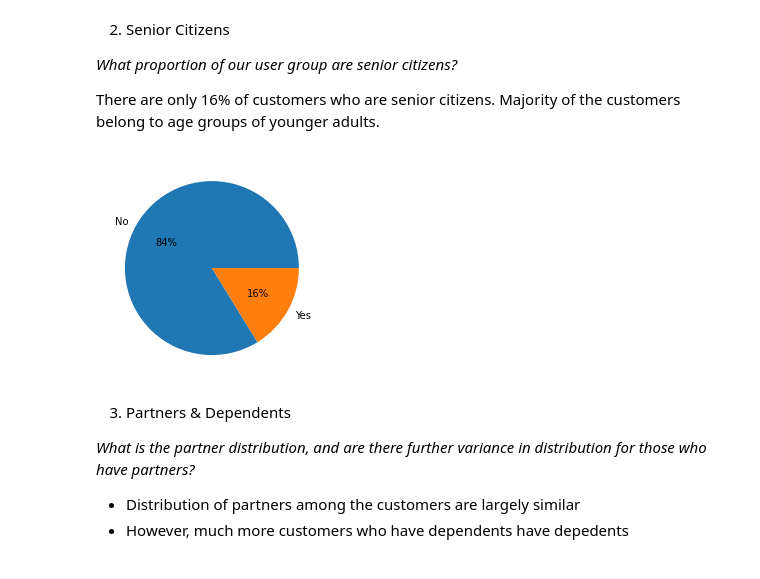
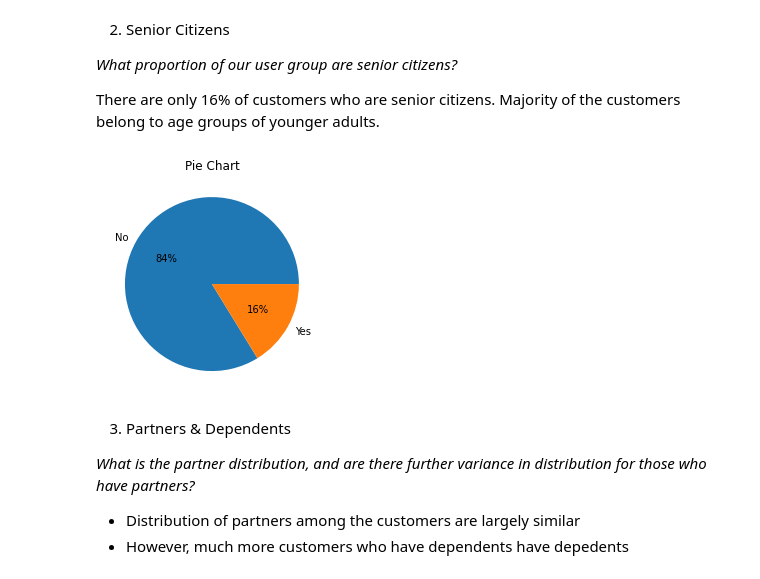
Before and after one commit to leonswl/churn-model, a Jupyter notebook: notebooks/eda.ipynb, the cells around one changed output. Saved outputs shown, nothing was run; the diff lists cells and outputs as text; code cells hidden in the pictures.

```diff
--- a/notebooks/eda.ipynb
+++ b/notebooks/eda.ipynb
@@ -80,10 +80,11 @@ gender_ax.set_title("Gender Distribution");
 
 There are only 16% of customers who are senior citizens. Majority of the customers belong to age groups of younger adults.
 # %%
-# sc_fig, sc_ax = plt.subplots(figsize=(5,4))
-sc_ax = plt.pie(df1.SeniorCitizen.value_counts(),labels=['No','Yes'],autopct='%.0f%%');
+sc_fig, sc_ax = plt.subplots(figsize=(5,4))
+plt.pie(df1.SeniorCitizen.value_counts(),labels=['No','Yes'],autopct='%.0f%%');
+sc_ax.set_title("Pie Chart");
 # %% [output]
-[figure, old version]
+[figure, new version]
 # %% [markdown]
 3. Partners & Dependents
 
```
Also changed, not shown: parts of 3 cells of this notebook, 1 other file.
